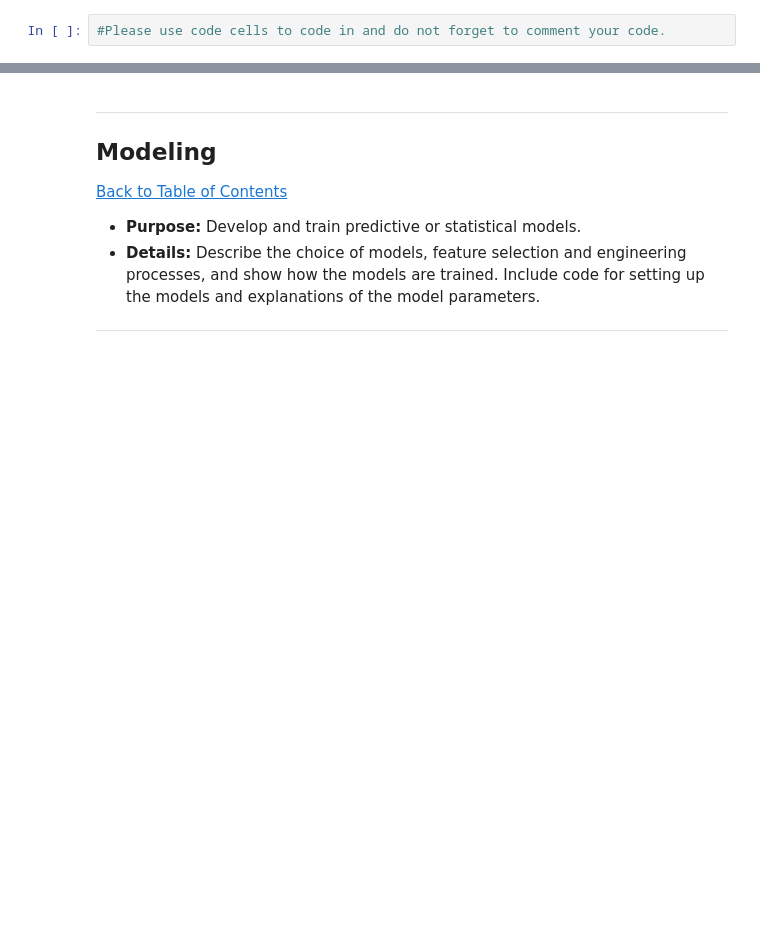
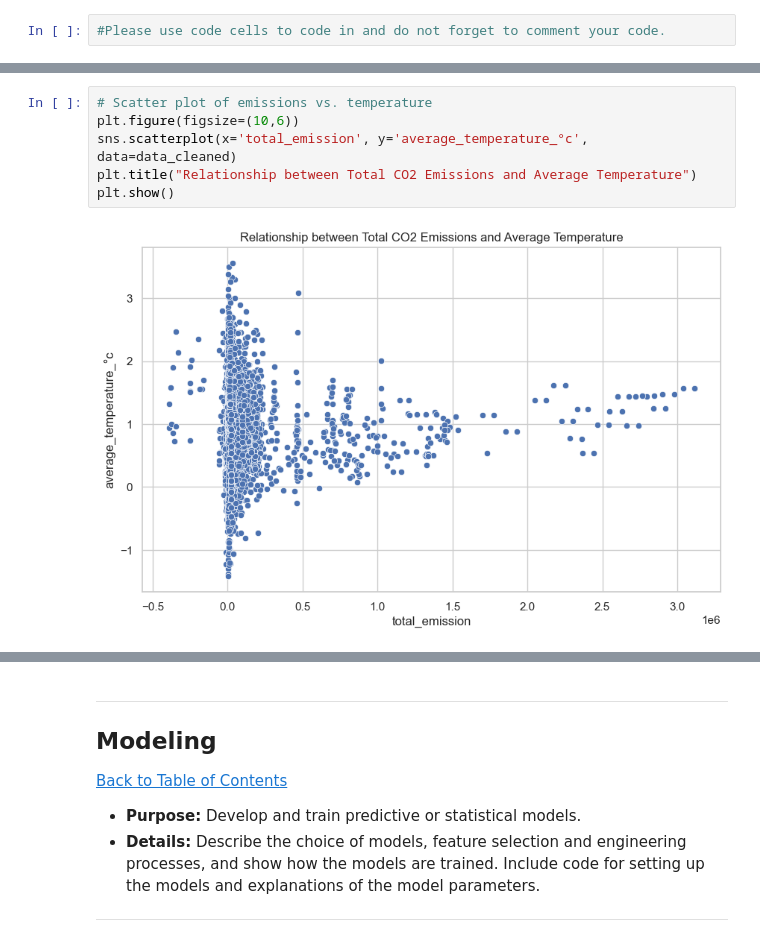
Before and after one commit to Edotsey/2401PTDS_Regression_Project, a Jupyter notebook: TeamJL1 - Regression_Project_Notebook.ipynb, the cells around one changed output, grey strips where cells are left out. Drawn from its saved outputs; the diff is of its cells as text; blank space fills up the shorter version.

```diff
--- a/TeamJL1 - Regression_Project_Notebook.ipynb
+++ b/TeamJL1 - Regression_Project_Notebook.ipynb
@@ -97,0 +406,8 @@
+# %%
+# Scatter plot of emissions vs. temperature
+plt.figure(figsize=(10,6))
+sns.scatterplot(x='total_emission', y='average_temperature_°c', data=data_cleaned)
+plt.title("Relationship between Total CO2 Emissions and Average Temperature")
+plt.show()
+# %% [output]
+[figure, added]
```
Also changed, not shown: parts of 21 cells of this notebook.
